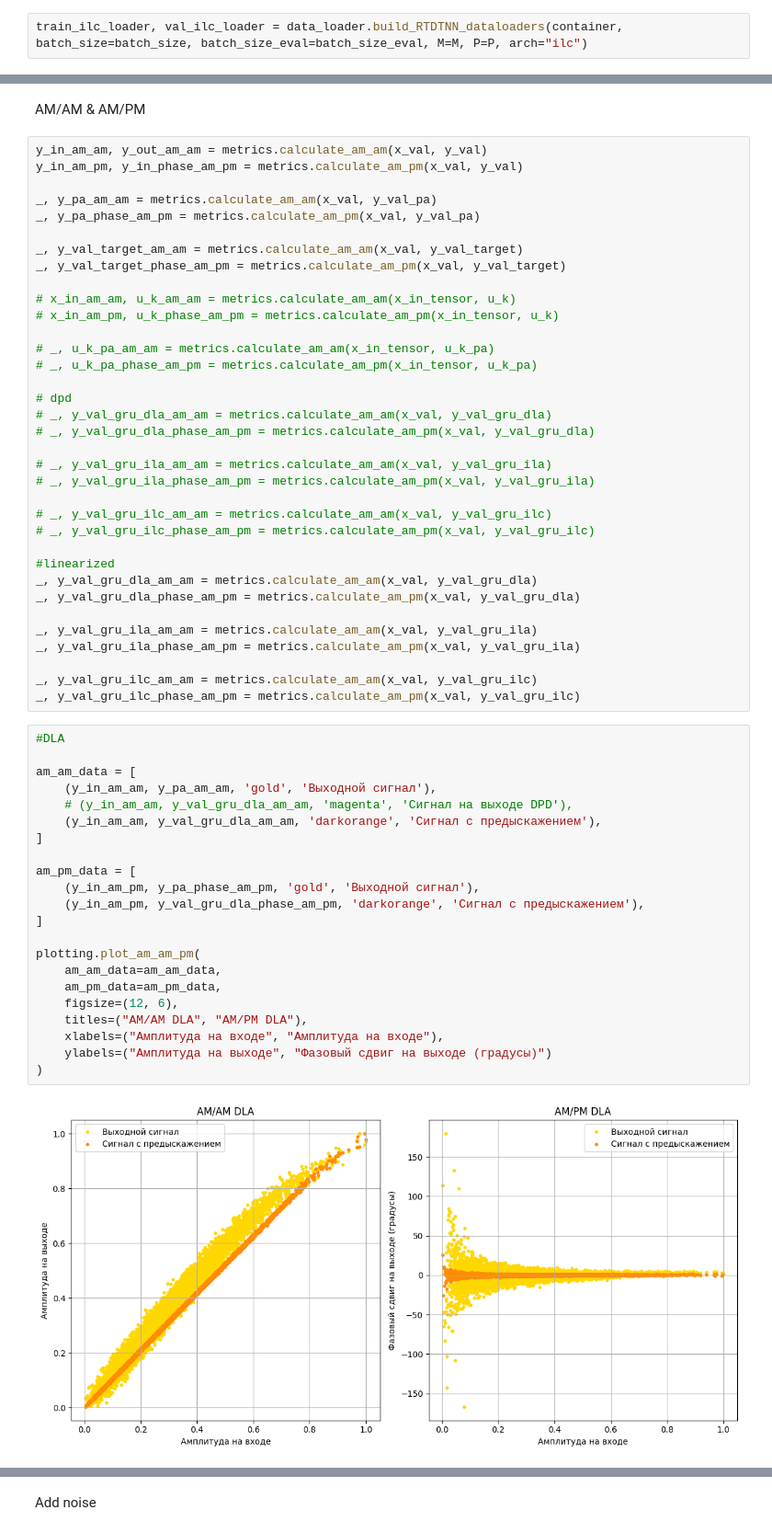
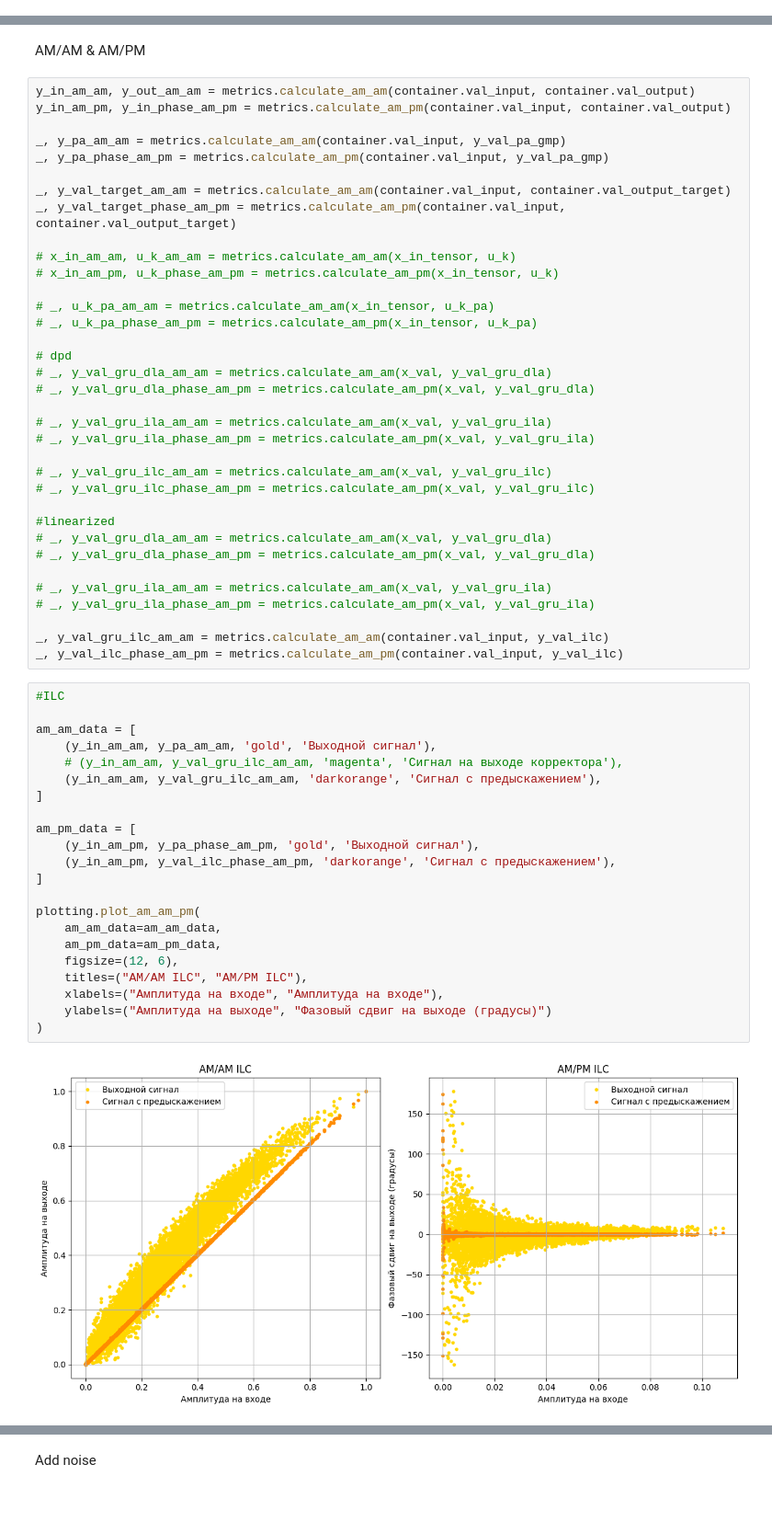
Before and after one commit to pasmornov-m/DPD_Research, a Jupyter notebook: dev_nn_transformer.ipynb, the cells around one changed output, grey strips where cells are left out. Shown at 92% size. Cells and saved outputs as stored; diff of their text form; blank space fills up the shorter version.

```diff
--- a/dev_nn_transformer.ipynb
+++ b/dev_nn_transformer.ipynb
@@ -474,5 +271,3 @@ Epoch [199/200], Loss: 6.269614161169557e-09
 NMSE на выходе усилителя (ILC): -80.20 db
-# %%
-train_ilc_loader, val_ilc_loader = data_loader.build_RTDTNN_dataloaders(container, batch_size=batch_size, batch_size_eval=batch_size_eval, M=M, P=P, arch="ilc")
 # %%
 
@@ -750,14 +542,14 @@ plt.show()
 # %% [markdown]
 AM/AM & AM/PM
 # %%
-y_in_am_am, y_out_am_am = metrics.calculate_am_am(x_val, y_val)
-y_in_am_pm, y_in_phase_am_pm = metrics.calculate_am_pm(x_val, y_val)
+y_in_am_am, y_out_am_am = metrics.calculate_am_am(container.val_input, container.val_output)
+y_in_am_pm, y_in_phase_am_pm = metrics.calculate_am_pm(container.val_input, container.val_output)
 
-_, y_pa_am_am = metrics.calculate_am_am(x_val, y_val_pa)
-_, y_pa_phase_am_pm = metrics.calculate_am_pm(x_val, y_val_pa)
+_, y_pa_am_am = metrics.calculate_am_am(container.val_input, y_val_pa_gmp)
+_, y_pa_phase_am_pm = metrics.calculate_am_pm(container.val_input, y_val_pa_gmp)
 
-_, y_val_target_am_am = metrics.calculate_am_am(x_val, y_val_target)
-_, y_val_target_phase_am_pm = metrics.calculate_am_pm(x_val, y_val_target)
+_, y_val_target_am_am = metrics.calculate_am_am(container.val_input, container.val_output_target)
+_, y_val_target_phase_am_pm = metrics.calculate_am_pm(container.val_input, container.val_output_target)
 
 # x_in_am_am, u_k_am_am = metrics.calculate_am_am(x_in_tensor, u_k)
 # x_in_am_pm, u_k_phase_am_pm = metrics.calculate_am_pm(x_in_tensor, u_k)
@@ -776,35 +568,35 @@ _, y_val_target_phase_am_pm = metrics.calculate_am_pm(x_val, y_val_target)
 # _, y_val_gru_ilc_phase_am_pm = metrics.calculate_am_pm(x_val, y_val_gru_ilc)
 
 #linearized
-_, y_val_gru_dla_am_am = metrics.calculate_am_am(x_val, y_val_gru_dla)
-_, y_val_gru_dla_phase_am_pm = metrics.calculate_am_pm(x_val, y_val_gru_dla)
+# _, y_val_gru_dla_am_am = metrics.calculate_am_am(x_val, y_val_gru_dla)
+# _, y_val_gru_dla_phase_am_pm = metrics.calculate_am_pm(x_val, y_val_gru_dla)
 
-_, y_val_gru_ila_am_am = metrics.calculate_am_am(x_val, y_val_gru_ila)
-_, y_val_gru_ila_phase_am_pm = metrics.calculate_am_pm(x_val, y_val_gru_ila)
+# _, y_val_gru_ila_am_am = metrics.calculate_am_am(x_val, y_val_gru_ila)
+# _, y_val_gru_ila_phase_am_pm = metrics.calculate_am_pm(x_val, y_val_gru_ila)
 
-_, y_val_gru_ilc_am_am = metrics.calculate_am_am(x_val, y_val_gru_ilc)
-_, y_val_gru_ilc_phase_am_pm = metrics.calculate_am_pm(x_val, y_val_gru_ilc)
+_, y_val_gru_ilc_am_am = metrics.calculate_am_am(container.val_input, y_val_ilc)
+_, y_val_ilc_phase_am_pm = metrics.calculate_am_pm(container.val_input, y_val_ilc)
 # %%
-#DLA
+#ILC
 
 am_am_data = [
     (y_in_am_am, y_pa_am_am, 'gold', 'Выходной сигнал'),
-    # (y_in_am_am, y_val_gru_dla_am_am, 'magenta', 'Сигнал на выходе DPD'),
-    (y_in_am_am, y_val_gru_dla_am_am, 'darkorange', 'Сигнал с предыскажением'),
+    # (y_in_am_am, y_val_gru_ilc_am_am, 'magenta', 'Сигнал на выходе корректора'),
+    (y_in_am_am, y_val_gru_ilc_am_am, 'darkorange', 'Сигнал с предыскажением'),
 ]
 
 am_pm_data = [
     (y_in_am_pm, y_pa_phase_am_pm, 'gold', 'Выходной сигнал'),
-    (y_in_am_pm, y_val_gru_dla_phase_am_pm, 'darkorange', 'Сигнал с предыскажением'),
+    (y_in_am_pm, y_val_ilc_phase_am_pm, 'darkorange', 'Сигнал с предыскажением'),
 ]
 
 plotting.plot_am_am_pm(
     am_am_data=am_am_data,
     am_pm_data=am_pm_data,
     figsize=(12, 6),
-    titles=("AM/AM DLA", "AM/PM DLA"),
+    titles=("AM/AM ILC", "AM/PM ILC"),
     xlabels=("Амплитуда на входе", "Амплитуда на входе"),
     ylabels=("Амплитуда на выходе", "Фазовый сдвиг на выходе (градусы)")
 )
 # %% [output]
-[figure, old version]
+[figure, new version]
```
Also changed, not shown: parts of 18 cells of this notebook, 14 other files.
